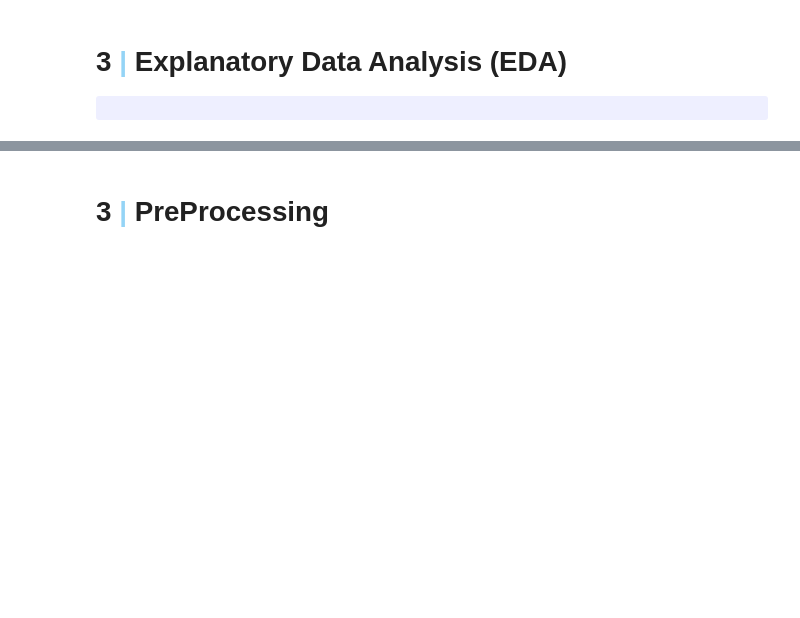
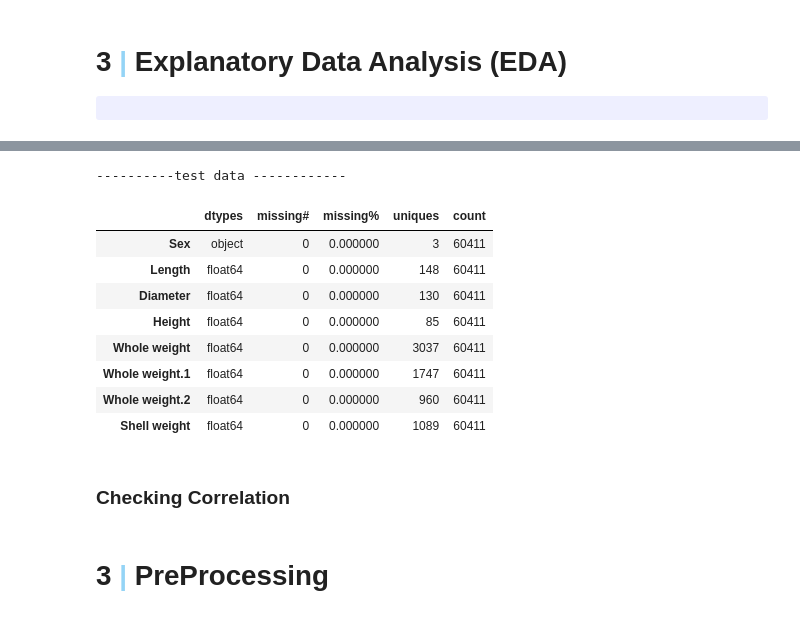
Before and after one commit to HasibullahAman/Kaggle-Playground-ML-DS, a Jupyter notebook: PSS4E4/PSS4E4.ipynb, the cells around one changed output, grey strips where cells are left out. Saved outputs shown, nothing was run; the diff lists cells and outputs as text; code cells hidden in the pictures; blank space fills up the shorter version.

```diff
--- a/PSS4E4/PSS4E4.ipynb
+++ b/PSS4E4/PSS4E4.ipynb
@@ -175,0 +196,16 @@ num_columns: ['Length', 'Diameter', 'Height', 'Whole weight', 'Whole weight.1',
+# %%
+print('----------test data ------------')
+summary(test).style.background_gradient(cmap='Blues')
+# %% [output]
+----------test data ------------
+|  | dtypes | missing# | missing% | uniques | count |
+| Sex | object | 0 | 0.000000 | 3 | 60411 |
+| Length | float64 | 0 | 0.000000 | 148 | 60411 |
+| Diameter | float64 | 0 | 0.000000 | 130 | 60411 |
+| Height | float64 | 0 | 0.000000 | 85 | 60411 |
+| Whole weight | float64 | 0 | 0.000000 | 3037 | 60411 |
+| Whole weight.1 | float64 | 0 | 0.000000 | 1747 | 60411 |
+| Whole weight.2 | float64 | 0 | 0.000000 | 960 | 60411 |
+| Shell weight | float64 | 0 | 0.000000 | 1089 | 60411 |
+# %% [markdown]
+### Checking Correlation
```
Also changed, not shown: parts of 2 cells of this notebook.
